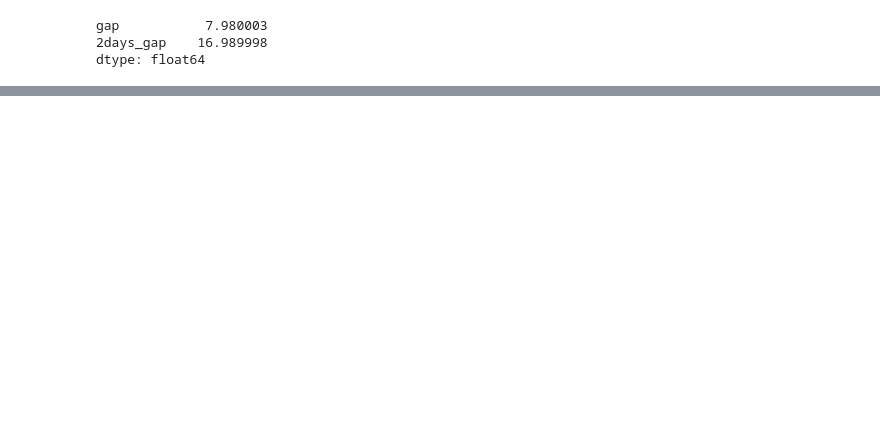
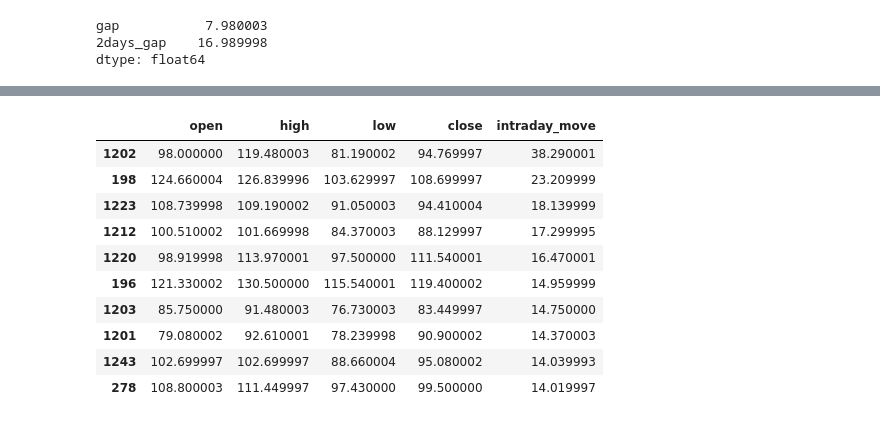
Before and after one commit to farzanekram07/oil-price-trend-analysis, a Jupyter notebook: 01_yahoo_finance_data_loading.ipynb, the cells around one changed output, grey strips where cells are left out. Saved outputs shown, nothing was run; the diff lists cells and outputs as text; code cells hidden in the pictures; blank space fills up the shorter version.

```diff
--- a/01_yahoo_finance_data_loading.ipynb
+++ b/01_yahoo_finance_data_loading.ipynb
@@ -262,0 +312,15 @@ Name: 1197, dtype: object
+# %%
+# Top 10 most volatile oil trading days in history
+wti.loc[wti['intraday_move'].sort_values(ascending=False).head(10).index, ['open', 'high', 'low', 'close', 'intraday_move']]
+# %% [output]
+|  | open | high | low | close | intraday_move |
+| 1202 | 98.000000 | 119.480003 | 81.190002 | 94.769997 | 38.290001 |
+| 198 | 124.660004 | 126.839996 | 103.629997 | 108.699997 | 23.209999 |
+| 1223 | 108.739998 | 109.190002 | 91.050003 | 94.410004 | 18.139999 |
+| 1212 | 100.510002 | 101.669998 | 84.370003 | 88.129997 | 17.299995 |
+| 1220 | 98.919998 | 113.970001 | 97.500000 | 111.540001 | 16.470001 |
+| 196 | 121.330002 | 130.500000 | 115.540001 | 119.400002 | 14.959999 |
+| 1203 | 85.750000 | 91.480003 | 76.730003 | 83.449997 | 14.750000 |
+| 1201 | 79.080002 | 92.610001 | 78.239998 | 90.900002 | 14.370003 |
+| 1243 | 102.699997 | 102.699997 | 88.660004 | 95.080002 | 14.039993 |
+| 278 | 108.800003 | 111.449997 | 97.430000 | 99.500000 | 14.019997 |
```
Also changed, not shown: parts of 11 cells of this notebook.
